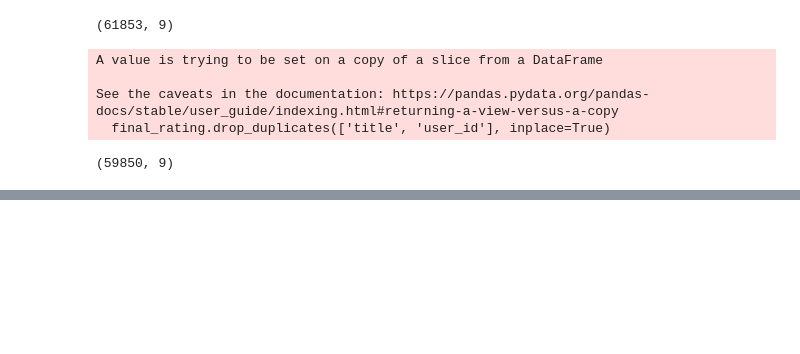
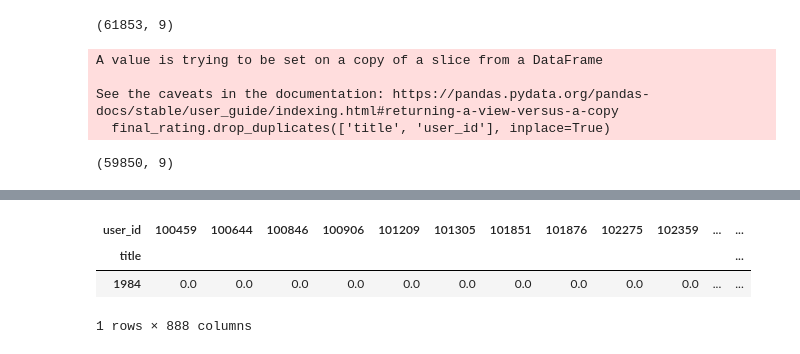
Before and after one commit to iAsadPanhwar/Book-Recommendation-System-Azure, a Jupyter notebook: Book-Recommender.ipynb, the cells around one changed output, grey strips where cells are left out. Cells and saved outputs as stored; diff of their text form; code cells hidden in the pictures; blank space fills up the shorter version.

```diff
--- a/Book-Recommender.ipynb
+++ b/Book-Recommender.ipynb
@@ -192,0 +230,9 @@ final_rating.shape
+# %%
+book_pivot.fillna(0, inplace = True)
+# %%
+book_pivot.head(1)
+# %% [output]
+| user_id | 100459 | 100644 | 100846 | 100906 | 101209 | 101305 | 101851 | 101876 | 102275 | 102359 | ... | ... |
+| title |  |  |  |  |  |  |  |  |  |  |  | ... |
+| 1984 | 0.0 | 0.0 | 0.0 | 0.0 | 0.0 | 0.0 | 0.0 | 0.0 | 0.0 | 0.0 | ... | ... |
+1 rows × 888 columns
```
Also changed, not shown: parts of 4 cells of this notebook.
